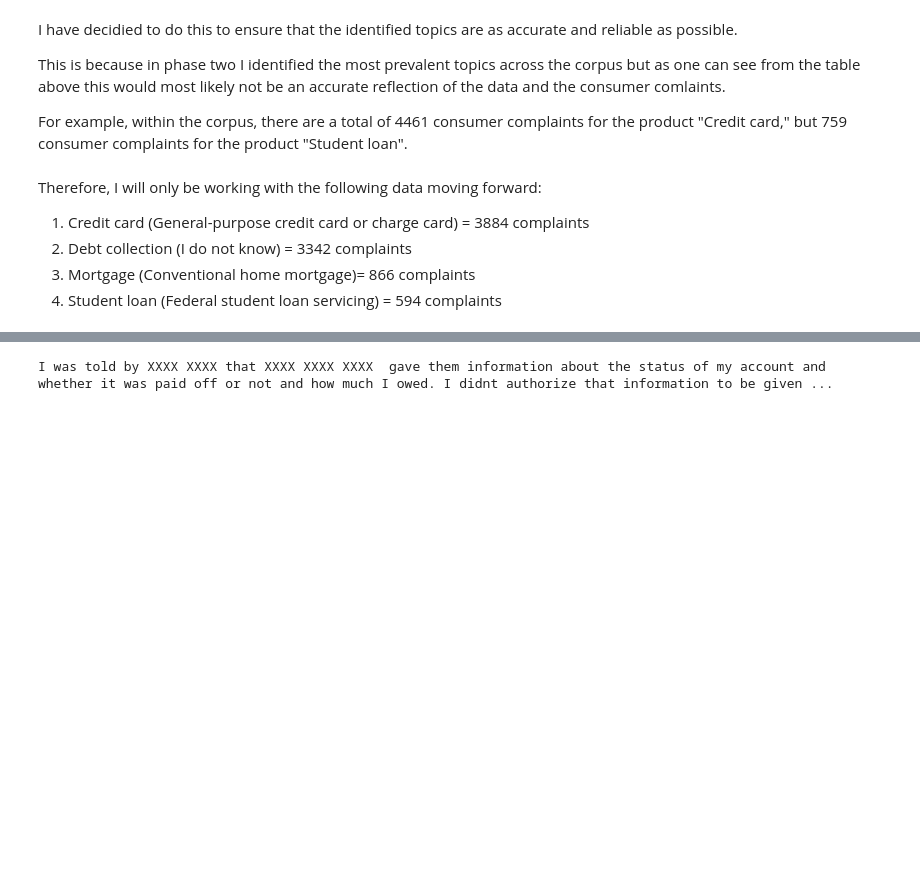
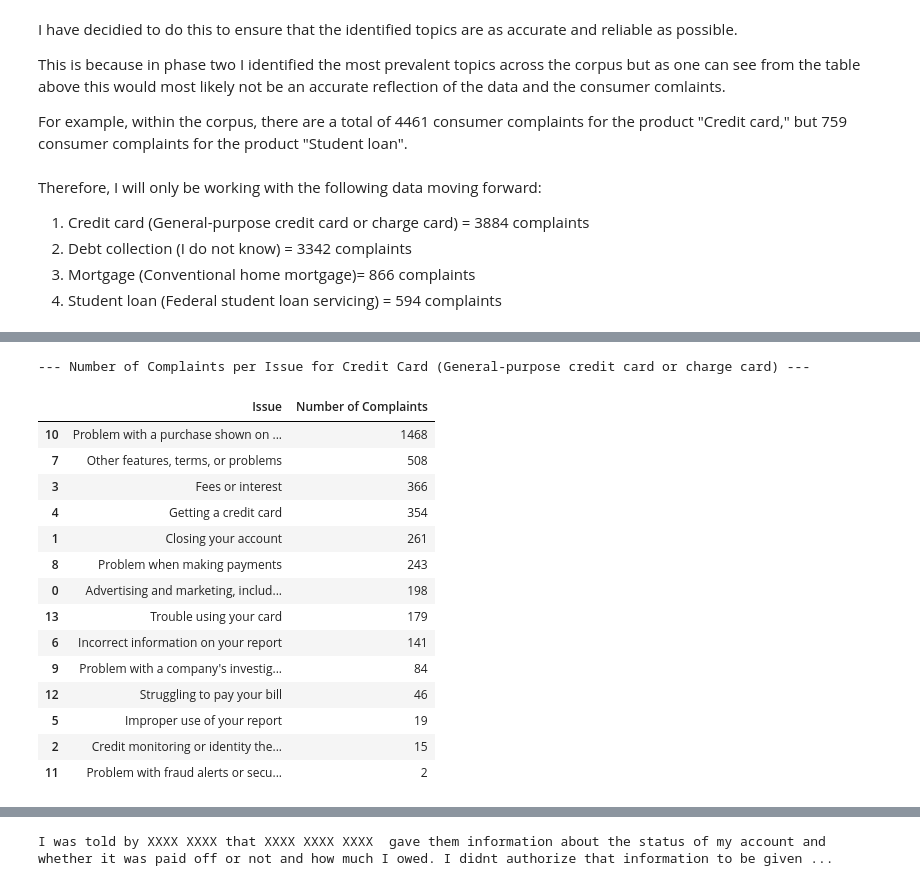
Before and after one commit to melaniedaniel7/CFPB-Text-Analysis-Using-NLP-Techniques, a Jupyter notebook: Text_Cleaning.ipynb, the cells around one changed output, grey strips where cells are left out. Drawn from its saved outputs; the diff is of its cells as text; code cells hidden in the pictures; blank space fills up the shorter version.

```diff
--- a/Text_Cleaning.ipynb
+++ b/Text_Cleaning.ipynb
@@ -102,0 +194,21 @@ Therefore, I will only be working with the following data moving forward:
+# %%
+print("\n--- Number of Complaints per Issue for Credit Card (General-purpose credit card or charge card) ---")
+credit_card_issues_complaint_count = credit_card_df.groupby('Issue').size().reset_index(name='Number of Complaints')
+display(credit_card_issues_complaint_count.sort_values(by='Number of Complaints', ascending=False))
+# %% [output]
+--- Number of Complaints per Issue for Credit Card (General-purpose credit card or charge card) ---
+|  | Issue | Number of Complaints |
+| 10 | Problem with a purchase shown on ... | 1468 |
+| 7 | Other features, terms, or problems | 508 |
+| 3 | Fees or interest | 366 |
+| 4 | Getting a credit card | 354 |
+| 1 | Closing your account | 261 |
+| 8 | Problem when making payments | 243 |
+| 0 | Advertising and marketing, includ... | 198 |
+| 13 | Trouble using your card | 179 |
+| 6 | Incorrect information on your report | 141 |
+| 9 | Problem with a company's investig... | 84 |
+| 12 | Struggling to pay your bill | 46 |
+| 5 | Improper use of your report | 19 |
+| 2 | Credit monitoring or identity the... | 15 |
+| 11 | Problem with fraud alerts or secu... | 2 |
```
Also changed, not shown: parts of 16 cells of this notebook.
